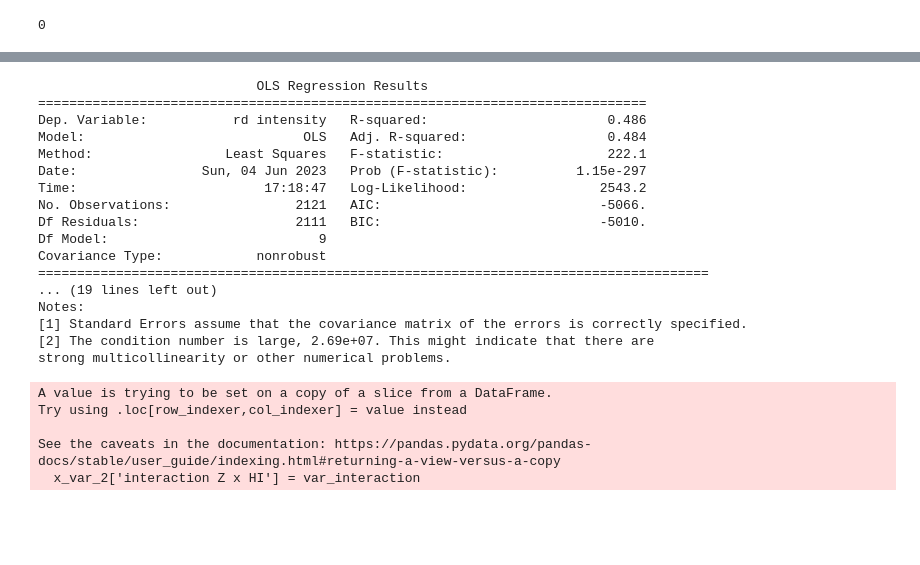
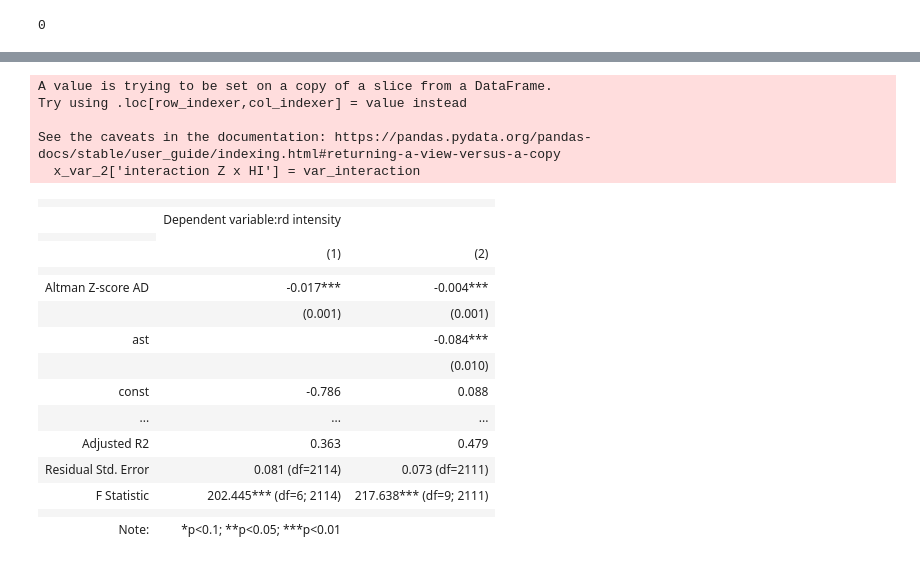
Before and after one commit to Betty099/thesis_data, a Jupyter notebook: thesis.ipynb, the cells around one changed output, grey strips where cells are left out. Drawn from its saved outputs; the diff is of its cells as text; code cells hidden in the pictures; blank space fills up the shorter version.

Commit message:
Pooled finished

```diff
--- a/thesis.ipynb
+++ b/thesis.ipynb
@@ -475,33 +488,44 @@ ModuleNotFoundError: No module named 'exceptions'
 # %%
 y_var_2 = df['rd intensity']
-x_var_2 = df[['Altman Z-score AD','hedging intensity','leve', 'fyear','sic','fp', 'ast', 'size']]
+
+x_var_2 = df[['Altman Z-score AD','hedging intensity','leve', 'fyear','size']]
 var_interaction = df['Altman Z-score AD'] * df['hedging intensity']
 x_var_2['interaction Z x HI'] = var_interaction
 x_var_2 = sm.add_constant(x_var_2)
 
+x_var_2_more = df[['Altman Z-score AD','hedging intensity','leve', 'fyear','sic','fp', 'ast', 'size', 'mb']]
+x_var_2_more = sm.add_constant(x_var_2_more)
+
 pooled_olsr_model = sm.OLS(endog=y_var_2,exog=x_var_2)
 pooled_olsr_model_result = pooled_olsr_model.fit()
-print(pooled_olsr_model_result.summary())
+
+pooled_olsr_model_2 = sm.OLS(endog= y_var_2, exog=x_var_2_more)
+pooled_olsr_model_2_result = pooled_olsr_model_2.fit()
+
+#print(pooled_olsr_model_result.summary())
+
+stargazer_2 = Stargazer([pooled_olsr_model_result, pooled_olsr_model_2_result])
+
+HTML(stargazer_2.render_html())
 # %% [output]
-                            OLS Regression Results
-==============================================================================
-Dep. Variable:           rd intensity   R-squared:                       0.486
-Model:                            OLS   Adj. R-squared:                  0.484
-Method:                 Least Squares   F-statistic:                     222.1
-Date:                Sun, 04 Jun 2023   Prob (F-statistic):          1.15e-297
-Time:                        17:18:47   Log-Likelihood:                 2543.2
-No. Observations:                2121   AIC:                            -5066.
-Df Residuals:                    2111   BIC:                            -5010.
-Df Model:                           9
-Covariance Type:            nonrobust
-======================================================================================
-... (19 lines left out)
-Notes:
-[1] Standard Errors assume that the covariance matrix of the errors is correctly specified.
-[2] The condition number is large, 2.69e+07. This might indicate that there are
-strong multicollinearity or other numerical problems.
+A value is trying to be set on a copy of a slice from a DataFrame.
+Try using .loc[row_indexer,col_indexer] = value instead
+
+See the caveats in the documentation: https://pandas.pydata.org/pandas-docs/stable/user_guide/indexing.html#returning-a-view-versus-a-copy
+  x_var_2['interaction Z x HI'] = var_interaction
-A value is trying to be set on a copy of a slice from a DataFrame.
-Try using .loc[row_indexer,col_indexer] = value instead
-
-See the caveats in the documentation: https://pandas.pydata.org/pandas-docs/stable/user_guide/indexing.html#returning-a-view-versus-a-copy
-  x_var_2['interaction Z x HI'] = var_interaction
+|  |  |  |
+|  | Dependent variable:rd intensity |  |
+|  |
+|  | (1) | (2) |
+|  |  |  |
+| Altman Z-score AD | -0.017*** | -0.004*** |
+|  | (0.001) | (0.001) |
+| ast |  | -0.084*** |
+|  |  | (0.010) |
+| const | -0.786 | 0.088 |
+| ... | ... | ... |
+| Adjusted R2 | 0.363 | 0.479 |
+| Residual Std. Error | 0.081 (df=2114) | 0.073 (df=2111) |
+| F Statistic | 202.445*** (df=6; 2114) | 217.638*** (df=9; 2111) |
+|  |  |  |
+| Note: | *p<0.1; **p<0.05; ***p<0.01 |  |
```
Also changed, not shown: parts of 2 cells of this notebook.
